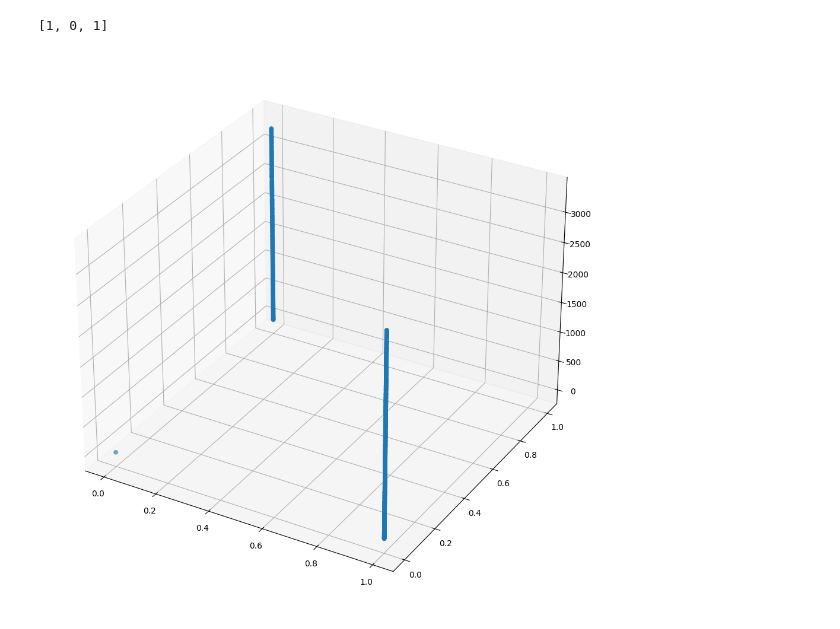
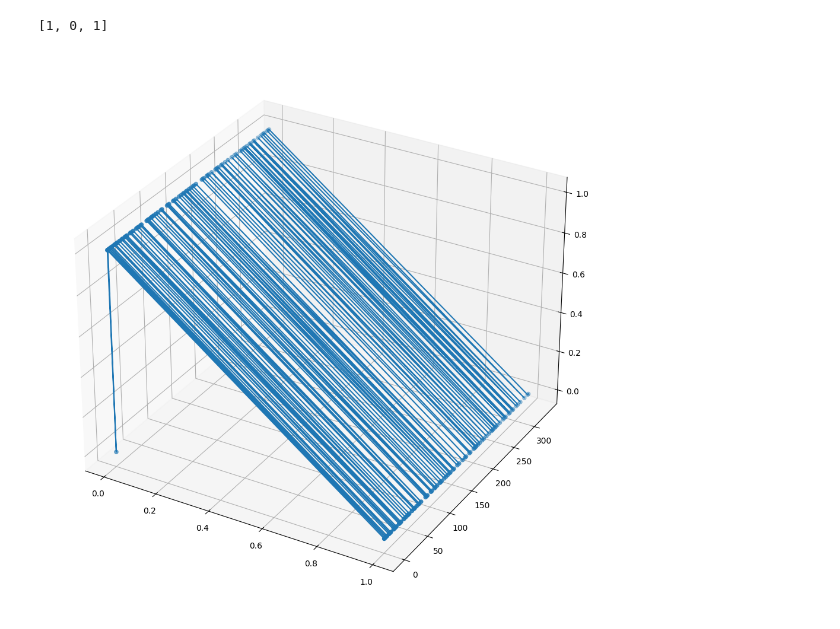
Before and after one commit to Jejis06/Primes, a Jupyter notebook: PrimeAnalysis.ipynb, the cells around one changed output. Saved outputs shown, nothing was run; the diff lists cells and outputs as text; code cells hidden in the pictures.

```diff
--- a/PrimeAnalysis.ipynb
+++ b/PrimeAnalysis.ipynb
@@ -14,7 +17,7 @@ def primes_method2(n):
             out.append(num)
     return out
 # %%
-prim = primes_method2(10_000)
+prim = primes_method2(1000)
 print(prim)
 # %% [output]
 [1, 2, 3, 5, 7, 11, 13, 17, 19, 23, 29, 31, 37, 41, 43, 47, 53, 59, 61, 67, 71, 73, 79, 83, 89, 97, 101, 103, 107, 109, 113, 127, 131, 137, 139, 149, 151, 157, 163, 167, 173, 179, 181, 191, 193, 197,  ...
@@ -47,15 +52,16 @@ sequence_containing_z_vals = []
 
 for x,y,z in primeCoords:
   sequence_containing_x_vals.append(x)
-  sequence_containing_y_vals.append(y)
-  sequence_containing_z_vals.append(z)
+  sequence_containing_y_vals.append(z)
+  sequence_containing_z_vals.append(y)
 # %%
+
 fig = plt.figure(figsize=(12, 12))
 ax = fig.add_subplot(projection='3d')
 
 
 ax.scatter(sequence_containing_x_vals, sequence_containing_y_vals, sequence_containing_z_vals)
-#ax.plot(sequence_containing_x_vals, sequence_containing_y_vals, sequence_containing_z_vals)
+ax.plot(sequence_containing_x_vals, sequence_containing_y_vals, sequence_containing_z_vals)
 plt.show()
 # %% [output]
-[figure, old version]
+[figure, new version]
```
Also changed, not shown: parts of 2 cells of this notebook.
